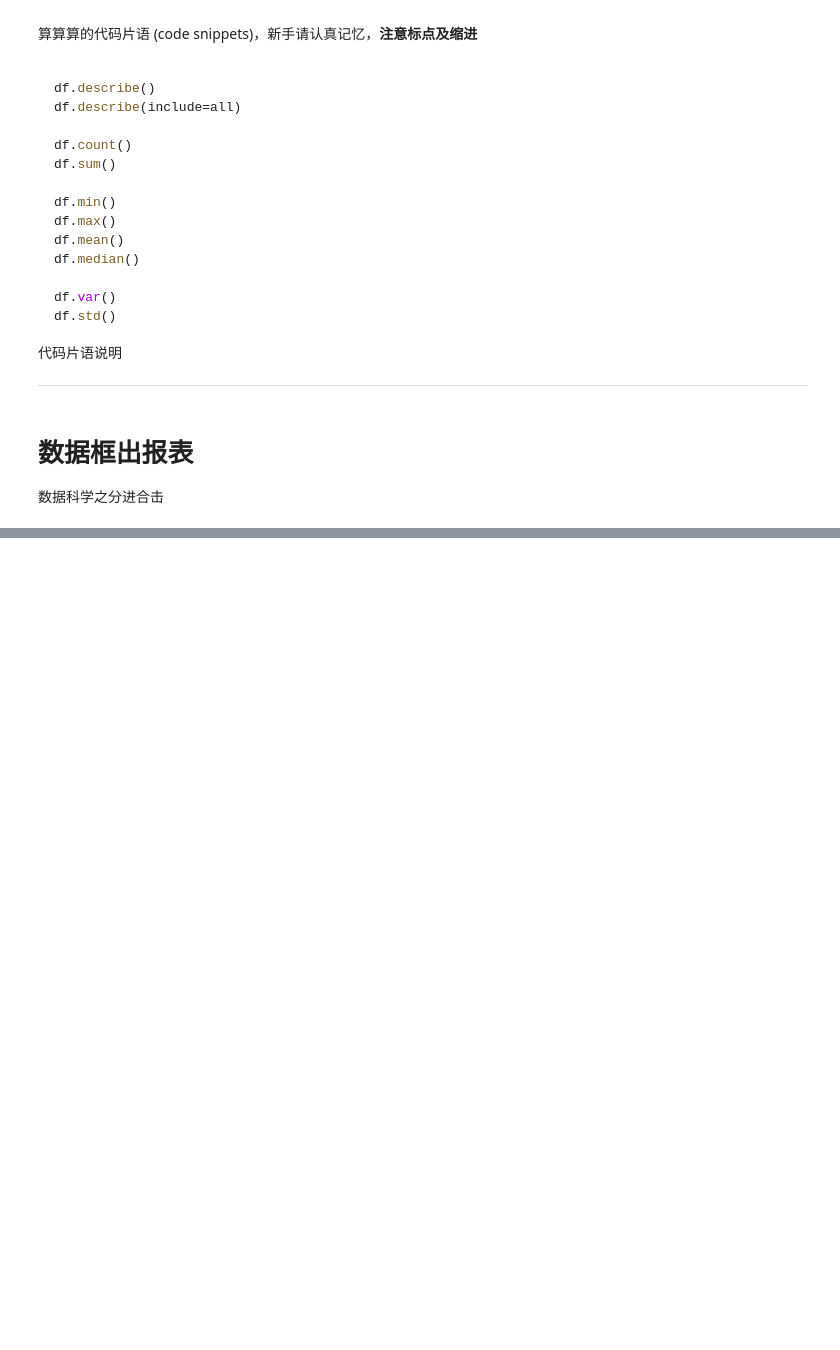
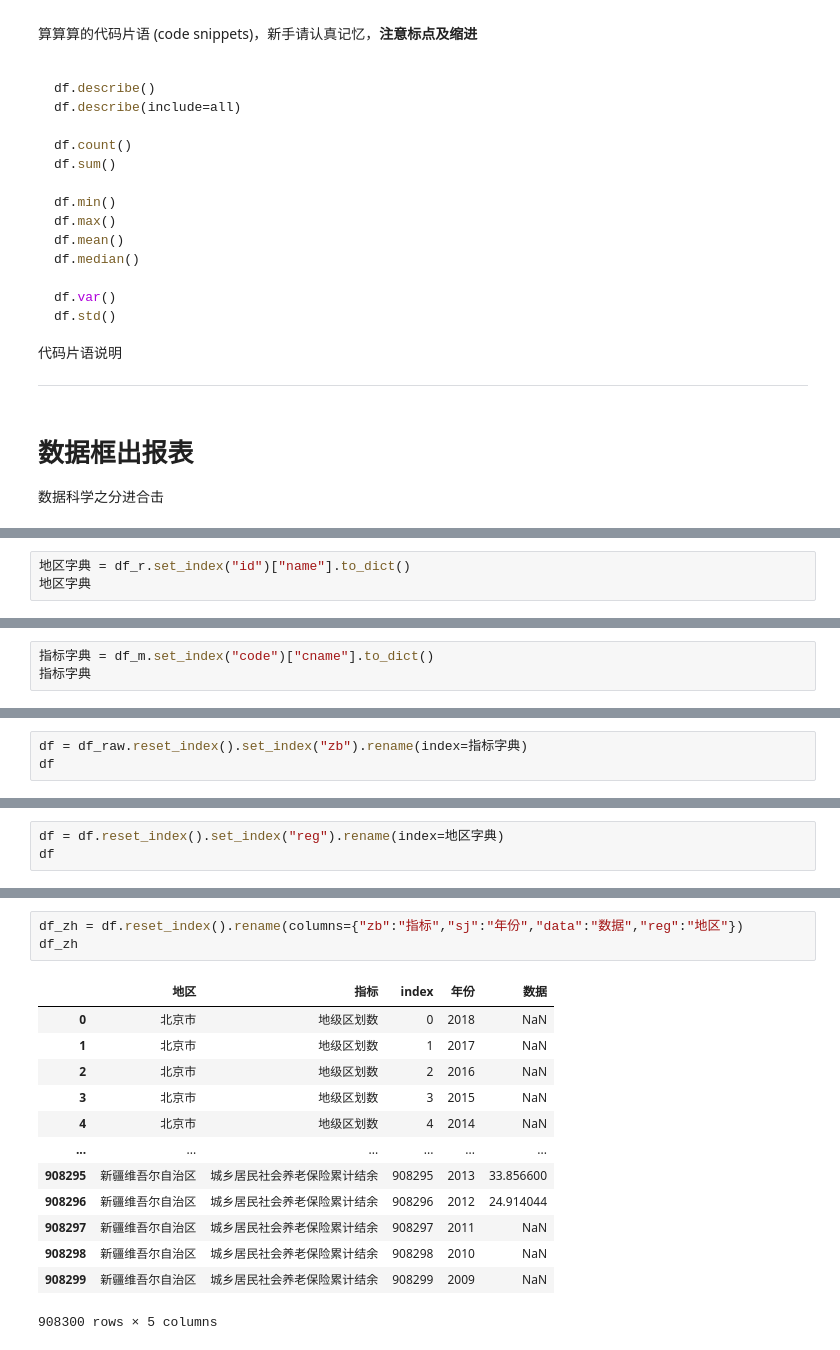
Before and after one commit to liuyu19/python_pandas, a Jupyter notebook: Spring20_Pandas/20春_pandas_week06_try/Untitled.ipynb, the cells around one changed output, grey strips where cells are left out. Saved outputs shown, nothing was run; the diff lists cells and outputs as text; blank space fills up the shorter version.

```diff
--- a/Spring20_Pandas/20春_pandas_week06_try/Untitled.ipynb
+++ b/Spring20_Pandas/20春_pandas_week06_try/Untitled.ipynb
@@ -477,0 +492,3 @@ df.std()
+# %%
+地区字典 = df_r.set_index("id")["name"].to_dict()
+地区字典
@@ -477,0 +526,3 @@ df.std()
+# %%
+指标字典 = df_m.set_index("code")["cname"].to_dict()
+指标字典
@@ -477,0 +564,3 @@ df.std()
+# %%
+df = df_raw.reset_index().set_index("zb").rename(index=指标字典)
+df
@@ -477,0 +582,3 @@ df.std()
+# %%
+df = df.reset_index().set_index("reg").rename(index=地区字典)
+df
@@ -477,0 +600,17 @@ df.std()
+# %%
+df_zh = df.reset_index().rename(columns={"zb":"指标","sj":"年份","data":"数据","reg":"地区"})
+df_zh
+# %% [output]
+|  | 地区 | 指标 | index | 年份 | 数据 |
+| 0 | 北京市 | 地级区划数 | 0 | 2018 | NaN |
+| 1 | 北京市 | 地级区划数 | 1 | 2017 | NaN |
+| 2 | 北京市 | 地级区划数 | 2 | 2016 | NaN |
+| 3 | 北京市 | 地级区划数 | 3 | 2015 | NaN |
+| 4 | 北京市 | 地级区划数 | 4 | 2014 | NaN |
+| ... | ... | ... | ... | ... | ... |
+| 908295 | 新疆维吾尔自治区 | 城乡居民社会养老保险累计结余 | 908295 | 2013 | 33.856600 |
+| 908296 | 新疆维吾尔自治区 | 城乡居民社会养老保险累计结余 | 908296 | 2012 | 24.914044 |
+| 908297 | 新疆维吾尔自治区 | 城乡居民社会养老保险累计结余 | 908297 | 2011 | NaN |
+| 908298 | 新疆维吾尔自治区 | 城乡居民社会养老保险累计结余 | 908298 | 2010 | NaN |
+| 908299 | 新疆维吾尔自治区 | 城乡居民社会养老保险累计结余 | 908299 | 2009 | NaN |
+908300 rows × 5 columns
```
Also changed, not shown: parts of 16 cells of this notebook.
